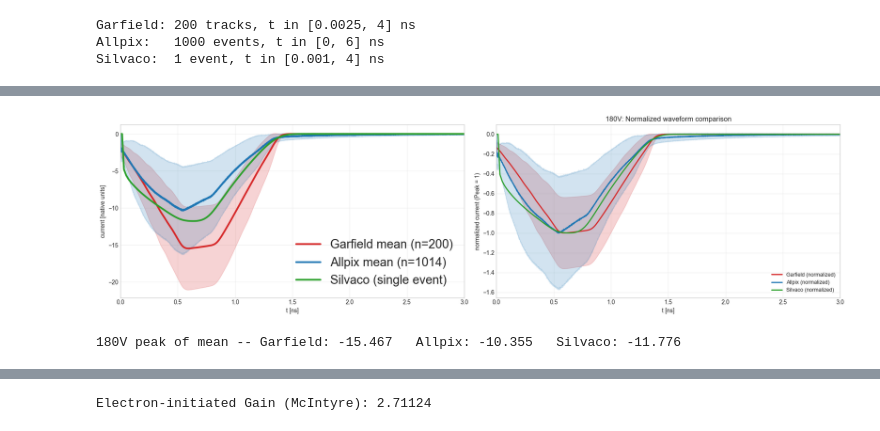
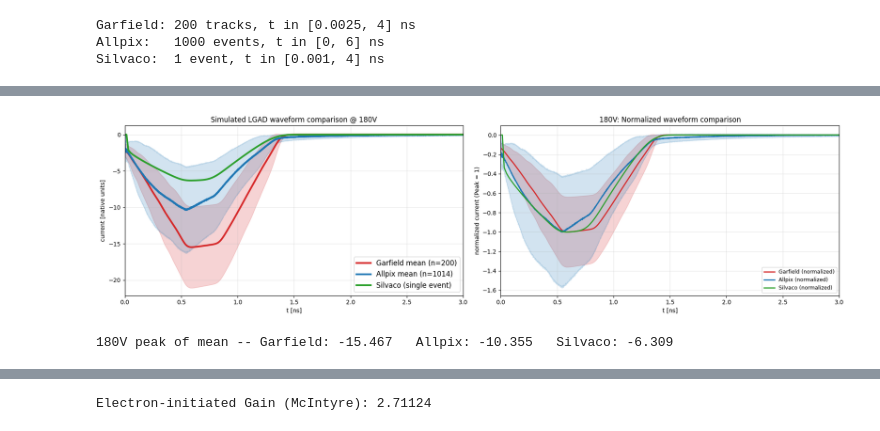
Before and after one commit to ahaines561/Garfieldpp-analysis, a Jupyter notebook: main.ipynb, the cells around one changed output, grey strips where cells are left out. Cells and saved outputs as stored; diff of their text form; code cells hidden in the pictures.

Commit message:
Changes make to graphing

```diff
--- a/main.ipynb
+++ b/main.ipynb
@@ -265,7 +265,7 @@ peak of mean -- Garfield: -9.004   Allpix: -5.987   Silvaco: -4.754
 # %%
 GARFIELD_180V = "main-input/Garfield1000MIPs180V.csv"
 ALLPIX_180V = "main-input/Allpix1000MIPs180V.csv"
-SILVACO_180V = "main-input/lgad_deepjte_180V-x80_trans1.csv"
+SILVACO_180V = "main-input/silvaco180V.csv"
 # %%
 t_g_180, sig_g_180, pairs_g_180 = load_overlay(GARFIELD_180V)
 df_q_180 = pd.read_csv(ALLPIX_180V)
@@ -294,7 +294,7 @@ axes[0].set_xlabel("t [ns]")
 axes[0].set_ylabel("current [native units]")
 axes[0].set_title("Simulated LGAD waveform comparison @ 180V")
 axes[0].set_xlim(0, 3)
-axes[0].legend(fontsize=21)
+axes[0].legend(fontsize=12)
 axes[0].grid(alpha=0.3)
 
 max_g_180 = np.max(np.abs(mean_g_180))
@@ -303,35 +303,35 @@ max_q_180 = np.max(np.abs(mean_q_180))
 norm_g_180 = mean_g_180 / max_g_180
 norm_q_180 = mean_q_180 / max_q_180
 
 norm_std_g_180 = std_g_180 / max_g_180
 norm_std_q_180 = std_q_180 / max_q_180
 
 axes[1].plot(t_g_180, norm_g_180, color="tab:red", lw=2, label="Garfield (normalized)")
 axes[1].fill_between(t_g_180, norm_g_180 - norm_std_g_180, norm_g_180 + norm_std_g_180, color="tab:red", alpha=0.2)
 
 axes[1].plot(t_q_180, norm_q_180, color="tab:blue", lw=2, label="Allpix (normalized)")
 axes[1].fill_between(t_q_180, norm_q_180 - norm_std_q_180, norm_q_180 + norm_std_q_180, color="tab:blue", alpha=0.2)
 
 if t_s_180 is not None:
     norm_s_180 = i_s_180 / np.max(np.abs(i_s_180))
     axes[1].plot(t_s_180, norm_s_180, color="tab:green", lw=2, label="Silvaco (normalized)")
 
 axes[1].set_xlabel("t [ns]")
 axes[1].set_ylabel("normalized current (Peak = 1)")
 axes[1].set_title("180V: Normalized waveform comparison")
 axes[1].set_xlim(0, 3)
 axes[1].legend(fontsize=9)
 axes[1].grid(alpha=0.3)
 
 plt.tight_layout()
 plt.show()
 
 print(f"180V peak of mean -- Garfield: {mean_g_180[np.argmax(np.abs(mean_g_180))]:.3f}"
       f"   Allpix: {mean_q_180[np.argmax(np.abs(mean_q_180))]:.3f}"
       + (f"   Silvaco: {i_s_180[np.argmax(np.abs(i_s_180))]:.3f}" if t_s_180 is not None else ""))
 # %% [output]
-[figure, old version]
+[figure, new version]
-180V peak of mean -- Garfield: -15.467   Allpix: -10.355   Silvaco: -11.776
+180V peak of mean -- Garfield: -15.467   Allpix: -10.355   Silvaco: -6.309
 # %%
 FIELD_DATA_CSV = "main-input/efield_full.csv"
 # %%
```
Also changed, not shown: parts of 12 cells of this notebook, 1 other file.
